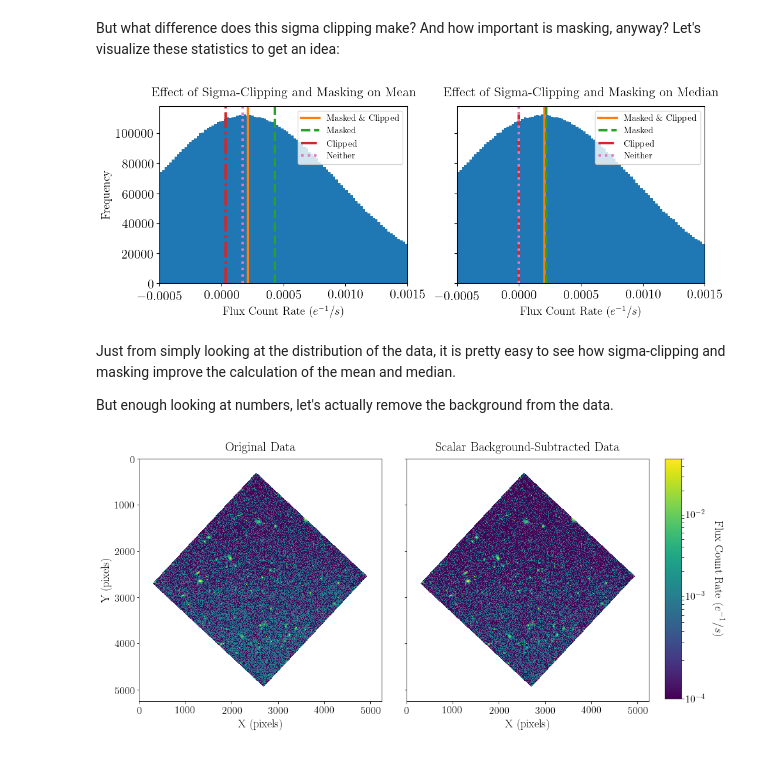
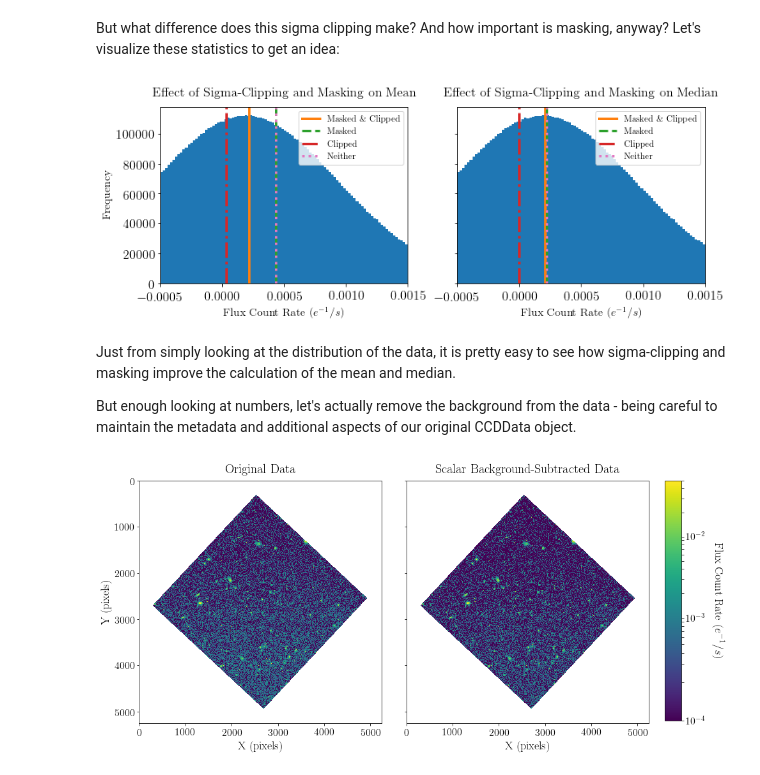
Before and after one commit to laurenmarietta/csi-stsci-notebooks, a Jupyter notebook: photutils/01_photutils_background_estimation.ipynb, the cells around one changed output. Drawn from its saved outputs; the diff is of its cells as text; code cells hidden in the pictures.

```diff
--- a/photutils/01_photutils_background_estimation.ipynb
+++ b/photutils/01_photutils_background_estimation.ipynb
@@ -69,6 +64,7 @@ We are going to transport the data using a `NDData` object (see [Astropy documen
 # %%
+from astropy.nddata import CCDData
 unit = u.ct / u.s
-nddata = NDData(data, unit=unit, meta=header)
+xdf_image = CCDData(data, unit=unit, meta=header)
 # %% [markdown]
 Let's look at the data:
 # %%
@@ -100,7 +97,7 @@ You probably noticed that a large portion of the data is equal to zero. The data
 We want to **mask** out the non-data, so all of those pixels that have a value of zero don't interfere with our statistics and analyses of the data.
 # %%
 # Define the mask
-nddata.mask = nddata.data == 0
+xdf_image.mask = xdf_image.data == 0
 # %%
 # Set up the figure with subplots
 fig, [ax1, ax2] = plt.subplots(1, 2, figsize=(12, 6), sharey=True)
@@ -135,47 +132,50 @@ Now that the data are properly masked, we can calculate some basic statistical v
 
 Here we will calculate the mean, median, and mode using sigma clipping. With sigma clipping, the data is iteratively clipped to exclude data points outside of a certain sigma (standard deviation), thus removing some of the noise from the data before determining statistical values.
 # %%
-mean, median, std = sigma_clipped_stats(nddata.data, sigma=3.0, iters=5, mask=nddata.mask)
+mean, median, std = sigma_clipped_stats(xdf_image, sigma=3.0, iters=5, mask=xdf_image.mask)
 # %% [markdown]
 But what difference does this sigma clipping make? And how important is masking, anyway? Let's visualize these statistics to get an idea:
+# %%
+# Calculate the data without masking
+stats_nomask = sigma_clipped_stats(xdf_image, sigma=3.0, iters=5)
 # %%
 # Set up the figure with subplots
 fig, [ax1, ax2] = plt.subplots(1, 2, figsize=(12, 4), sharey=True)
 
 # Plot histograms of the data
 flux_range = (-.5e-3, 1.5e-3)
-ax1.hist(nddata.data[~nddata.mask], bins=100, range=flux_range)
-ax2.hist(nddata.data[~nddata.mask], bins=100, range=flux_range)
+ax1.hist(xdf_image[~xdf_image.mask], bins=100, range=flux_range)
+ax2.hist(xdf_image[~xdf_image.mask], bins=100, range=flux_range)
 
 # Plot lines for each kind of mean
 ax1.axvline(mean, label='Masked \& Clipped', c='C1', lw=3)
-ax1.axvline(np.average(nddata.data[~nddata.mask]), label='Masked', c='C2', ls='--', lw=3)
+ax1.axvline(np.average(xdf_image[~xdf_image.mask]), label='Masked', c='C2', ls='--', lw=3)
 ax1.axvline(stats_nomask[0], label='Clipped', c='C3', ls='-.', lw=3)
-ax1.axvline(np.average(nddata.data), label='Neither', c='C6', ls=':', lw=3)
+ax1.axvline(np.average(xdf_image), label='Neither', c='C6', ls=':', lw=3)
 
 ax1.set_xlim(flux_range)
 ax1.set_xlabel(r'Flux Count Rate ($e^{-1}/s$)', fontsize=14)
 ax1.set_ylabel('Frequency', fontsize=14)
 ax1.set_title('Effect of Sigma-Clipping and Masking on Mean', fontsize=16)
 ax1.legend(fontsize=11)
 
 
 # Plot lines for each kind of median
+# Note: use np.ma.median rather than np.median for masked arrays
 ax2.axvline(median, label='Masked \& Clipped', c='C1', lw=3)
-ax2.axvline(np.median(nddata.data[~nddata.mask]), label='Masked', c='C2', ls='--', lw=3)
+ax2.axvline(np.ma.median(xdf_image[~xdf_image.mask]), label='Masked', c='C2', ls='--', lw=3)
 ax2.axvline(stats_nomask[1], label='Clipped', c='C3', ls='-.', lw=3)
-ax2.axvline(np.median(nddata.data), label='Neither', c='C6', ls=':', lw=3)
+ax2.axvline(np.ma.median(xdf_image), label='Neither', c='C6', ls=':', lw=3)
 
 ax2.set_xlim(flux_range)
 ax2.set_xlabel(r'Flux Count Rate ($e^{-1}/s$)', fontsize=14)
 ax2.set_title('Effect of Sigma-Clipping and Masking on Median', fontsize=16)
 ax2.legend(fontsize=11)
 
-
 plt.show()
 # %% [output]
-[figure, old version]
+[figure, new version]
 # %% [markdown]
 Just from simply looking at the distribution of the data, it is pretty easy to see how sigma-clipping and masking improve the calculation of the mean and median.
 
-But enough looking at numbers, let's actually remove the background from the data.
+But enough looking at numbers, let's actually remove the background from the data - being careful to maintain the metadata and additional aspects of our original CCDData object.
```
Also changed, not shown: parts of 25 cells of this notebook, 1 other file.
